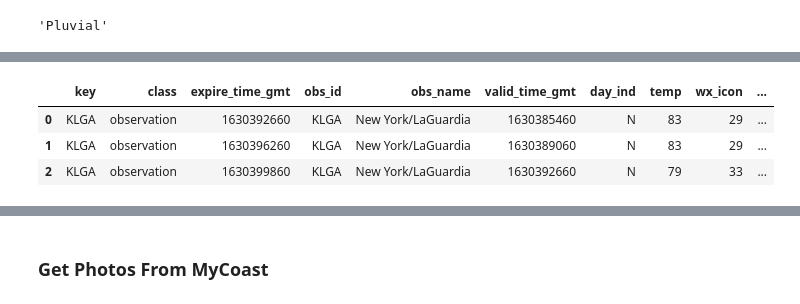
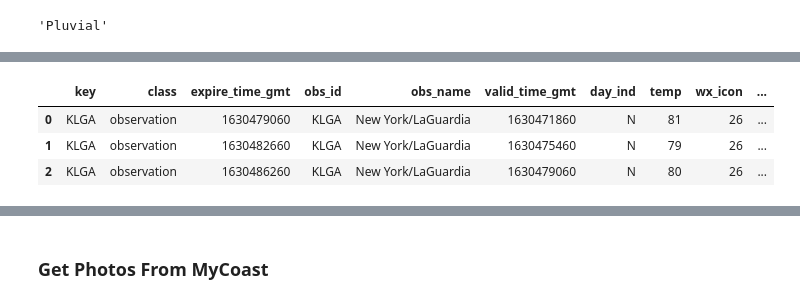
Before and after one commit to cankadir/FloodAnalysis, a Jupyter notebook: Local_Reports/Report_PY/PDF_Reporting.ipynb, the cells around one changed output, grey strips where cells are left out. Saved outputs shown, nothing was run; the diff lists cells and outputs as text; code cells hidden in the pictures.

```diff
--- a/Local_Reports/Report_PY/PDF_Reporting.ipynb
+++ b/Local_Reports/Report_PY/PDF_Reporting.ipynb
@@ -672,31 +657,31 @@ Timestamp('2021-08-31 01:27:30+0000', tz='UTC')
 # %%
 import requests
 
 if flood_type == 'Coastal':
     url = f'https://api.tidesandcurrents.noaa.gov/api/prod/datagetter?begin_date=20221220&end_date=20221230&station=8518750&product=water_level&datum=MLLW&time_zone=gmt&units=english&application=DataAPI_Sample&format=json'
     r = requests.get(url)
     data = r.json()['data']
     tidal = pd.DataFrame( data )
     tidal['t'] = pd.to_datetime(tidal['t']).dt.tz_localize('utc').dt.tz_convert('US/Eastern').dt.tz_localize(None)
     tidal = tidal.set_index('t').drop(['q','f'],axis=1).astype(float)
     background_data = tidal.copy()
 
 if flood_type == 'Pluvial':
-    event_startdate_ext = event_startdate - pd.Timedelta( days = 2 )
-    event_enddate_ext = event_enddate + pd.Timedelta( days = 2 )
+    event_startdate_ext = event_startdate - pd.Timedelta( days = 1 )
+    event_enddate_ext = event_enddate + pd.Timedelta( days = 1 )
 
     url = f'https://api.weather.com/v1/location/KLGA:9:US/observations/historical.json?apiKey=e1f10a1e78da46f5b10a1e78da96f525&units=e&startDate={event_startdate_ext.year}{str(event_startdate_ext.month).zfill(2)}{str( event_startdate_ext.day ).zfill(2)}&endDate={event_enddate_ext.year}{str(event_enddate_ext.month).zfill(2)}{str( event_enddate_ext.day ).zfill(2)}'
     rain = requests.get(url).json()
 
     rain = pd.DataFrame( rain['observations'] )
     rain['time'] = pd.to_datetime(rain['valid_time_gmt'], unit='s')
     rain['time_NY'] = rain['time'].dt.tz_localize('UTC').dt.tz_convert('America/New_York').dt.tz_localize(None)
 
     background_data = rain.copy()
 
 background_data.head(3)
 # %% [output]
 |  | key | class | expire_time_gmt | obs_id | obs_name | valid_time_gmt | day_ind | temp | wx_icon | ... |
-| 0 | KLGA | observation | 1630392660 | KLGA | New York/LaGuardia | 1630385460 | N | 83 | 29 | ... |
-| 1 | KLGA | observation | 1630396260 | KLGA | New York/LaGuardia | 1630389060 | N | 83 | 29 | ... |
-| 2 | KLGA | observation | 1630399860 | KLGA | New York/LaGuardia | 1630392660 | N | 79 | 33 | ... |
+| 0 | KLGA | observation | 1630479060 | KLGA | New York/LaGuardia | 1630471860 | N | 81 | 26 | ... |
+| 1 | KLGA | observation | 1630482660 | KLGA | New York/LaGuardia | 1630475460 | N | 79 | 26 | ... |
+| 2 | KLGA | observation | 1630486260 | KLGA | New York/LaGuardia | 1630479060 | N | 80 | 26 | ... |
```
Also changed, not shown: parts of 19 cells of this notebook.
